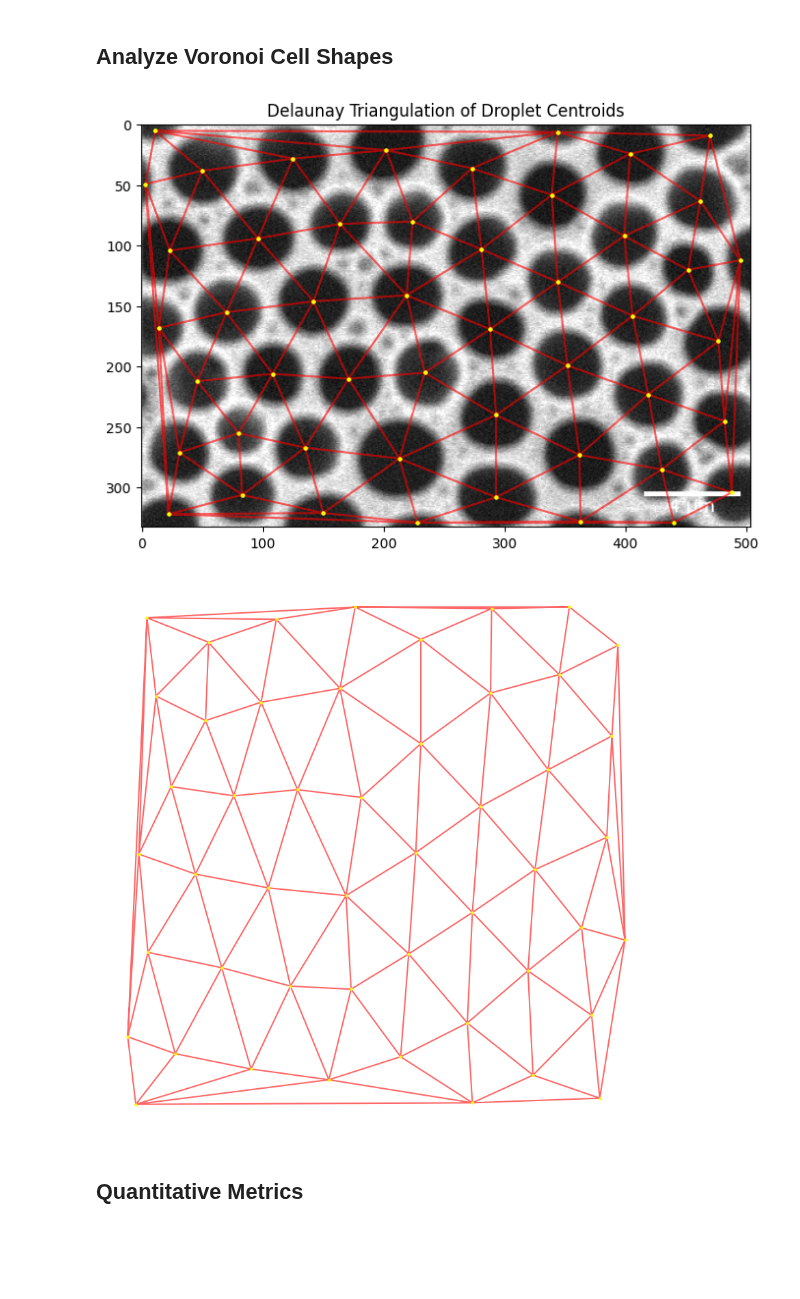
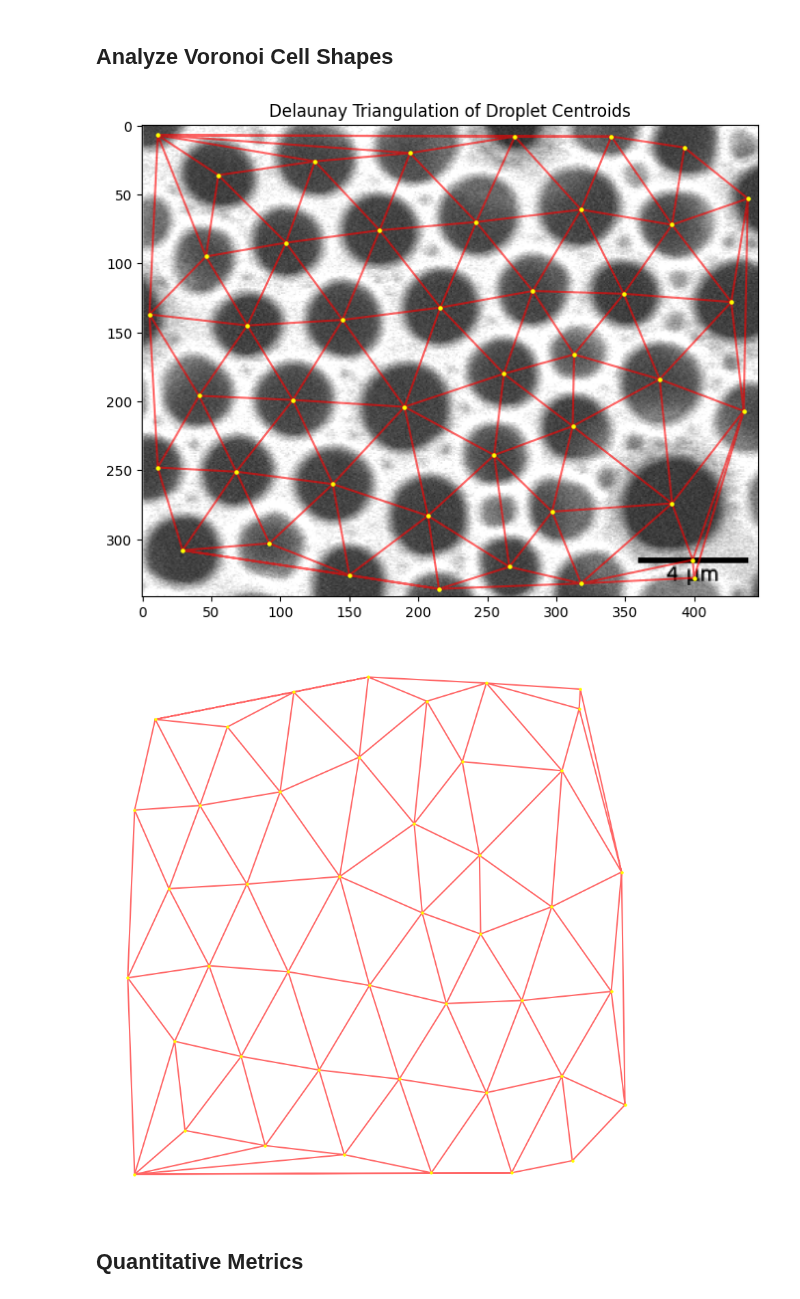
Before and after one commit to lemontang3/Python_Physics, a Jupyter notebook: Voronoi_Analysis.ipynb, the cells around one changed output. Drawn from its saved outputs; the diff is of its cells as text; code cells hidden in the pictures; blank space fills up the shorter version.

```diff
--- a/Voronoi_Analysis.ipynb
+++ b/Voronoi_Analysis.ipynb
@@ -47,7 +47,7 @@ import numpy as np
 import matplotlib.pyplot as plt
 
 # Load the image
-image_path = "sample2B.png"  # Update with your image path if needed
+image_path = "sample5A.png"  # Update with your image path if needed
 image = cv2.imread(image_path, cv2.IMREAD_GRAYSCALE)
 
 # Apply Gaussian blur to reduce noise
@@ -145,7 +145,7 @@ import numpy as np
 import matplotlib.pyplot as plt
 
 # Load the image in grayscale
-image_path = "sample2A.png"  # Update with your image path if needed
+image_path = "sample5A.png"  # Update with your image path if needed
 image = cv2.imread(image_path, cv2.IMREAD_GRAYSCALE)
 
 # Apply median blur to reduce noise
@@ -176,12 +176,7 @@ for cnt in contours:
         cy = int(M["m01"] / M["m00"])
         centroids.append([cx, cy])
 # Convert to NumPy array
-centroids =np.array([[202, 21], [404, 24], [470, 9], [11, 5], [344, 6], [125, 28], [50, 38], [273, 36], [339, 58], [3, 49], [462, 63], [164, 82], [224, 80], [96, 94], [399, 92], [23, 104], [281, 103], [495, 112], [452, 120], [344, 130], [219, 141], [142, 146], [70, 155], [406, 158], [14, 168], [288, 169], [477, 179], [352, 199], [234, 205], [108, 206], [171, 210], [46, 212], [419, 223], [293, 240], [482, 245], [80, 255], [135, 267], [362, 273], [213, 276], [31, 271], [430, 285], [83, 306], [293, 308], [488, 304], [150, 321], [22, 322], [363, 328], [228, 329], [440, 329]]
-
-
-
-
-)
+centroids =np.array([[270, 8], [11, 7], [194, 20], [340, 8], [393, 16], [125, 26], [55, 36], [439, 53], [318, 61], [242, 70], [172, 76], [384, 72], [104, 85], [46, 95], [283, 120], [427, 128], [349, 122], [216, 132], [5, 137], [145, 141], [76, 145], [313, 166], [262, 180], [375, 184], [41, 196], [109, 199], [190, 204], [436, 207], [312, 218], [255, 239], [11, 248], [68, 251], [138, 260], [384, 274], [207, 283], [297, 280], [29, 308], [92, 303], [266, 320], [150, 326], [399, 315], [318, 332], [400, 328], [215, 336]])
 
 # Step 5: Plot the results
 plt.imshow(image, cmap='gray')
@@ -555,40 +552,46 @@ plt.scatter(centroids[:, 0], centroids[:, 1], c='yellow', s=5)
 plt.title('Delaunay Triangulation of Droplet Centroids')
 plt.show()
 # %% [output]
-[figure, old version]
+[figure, new version]
 # %%
 import cv2
 import numpy as np
 from scipy.spatial import Delaunay
 import matplotlib.pyplot as plt
 
 # Load SEM Image
 # Preprocess Image (assuming previous steps are done and centroids are detected)
 # This part assumes that centroids are already identified, e.g., using contours or other method
 
 # Example centroid array (replace with actual centroids)
 # centroids = np.array([[100, 150], [200, 250], [300, 350], ...])
 
 # Compute Delaunay Triangulation (corrected to use centroids as (x, y))
-centroids =  np.array([[202, 21], [404, 24], [470, 9], [11, 5], [344, 6], [125, 28], [50, 38], [273, 36], [339, 58], [3, 49], [462, 63], [164, 82], [224, 80], [96, 94], [399, 92], [23, 104], [281, 103], [495, 112], [452, 120], [344, 130], [219, 141], [142, 146], [70, 155], [406, 158], [14, 168], [288, 169], [477, 179], [352, 199], [234, 205], [108, 206], [171, 210], [46, 212], [419, 223], [293, 240], [482, 245], [80, 255], [135, 267], [362, 273], [213, 276], [31, 271], [430, 285], [83, 306], [293, 308], [488, 304], [150, 321], [22, 322], [363, 328], [228, 329], [440, 329]]
+centroids =  np.array([[270, 8], [11, 7], [194, 20], [340, 8], [393, 16], [125, 26], [55, 36], [439, 53], [318, 61], [242, 70], [172, 76], [384, 72], [104, 85], [46, 95], [283, 120], [427, 128], [349, 122], [216, 132], [5, 137], [145, 141], [76, 145], [313, 166], [262, 180], [375, 184], [41, 196], [109, 199], [190, 204], [436, 207], [312, 218], [255, 239], [11, 248], [68, 251], [138, 260], [384, 274], [207, 283], [297, 280], [29, 308], [92, 303], [266, 320], [150, 326], [399, 315], [318, 332], [400, 328], [215, 336]]
+
+
+
+
+
+
 
 )
 
 
 tri = Delaunay(centroids)
 
 # Plotting the Image with Delaunay Triangulation
 fig, ax = plt.subplots(figsize=(8, 8))
 ax.triplot(centroids[:, 0], centroids[:, 1], tri.simplices, color='red', alpha=0.6)
 ax.set_axis_off()
 
 plt.scatter(centroids[:, 0], centroids[:, 1], c='yellow', s=5)
 plt.subplots_adjust(left=0, right=1, top=1, bottom=0)
 plt.tight_layout(pad=0)
 
 plt.show()
 # %% [output]
-[figure, old version]
+[figure, new version]
 # %% [markdown]
 ## Quantitative Metrics
 # %%
```
Also changed, not shown: parts of 6 cells of this notebook, 19 other files.
